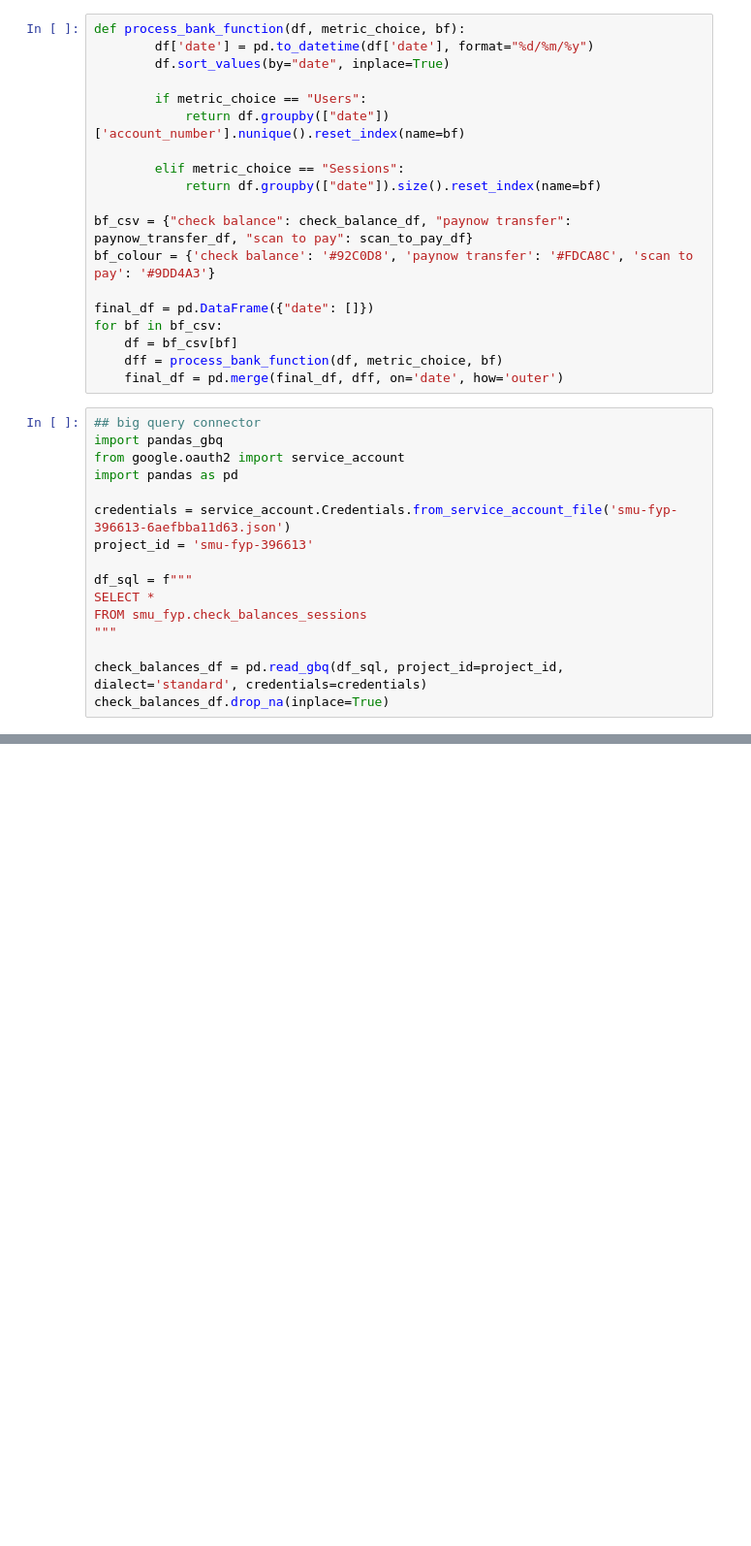
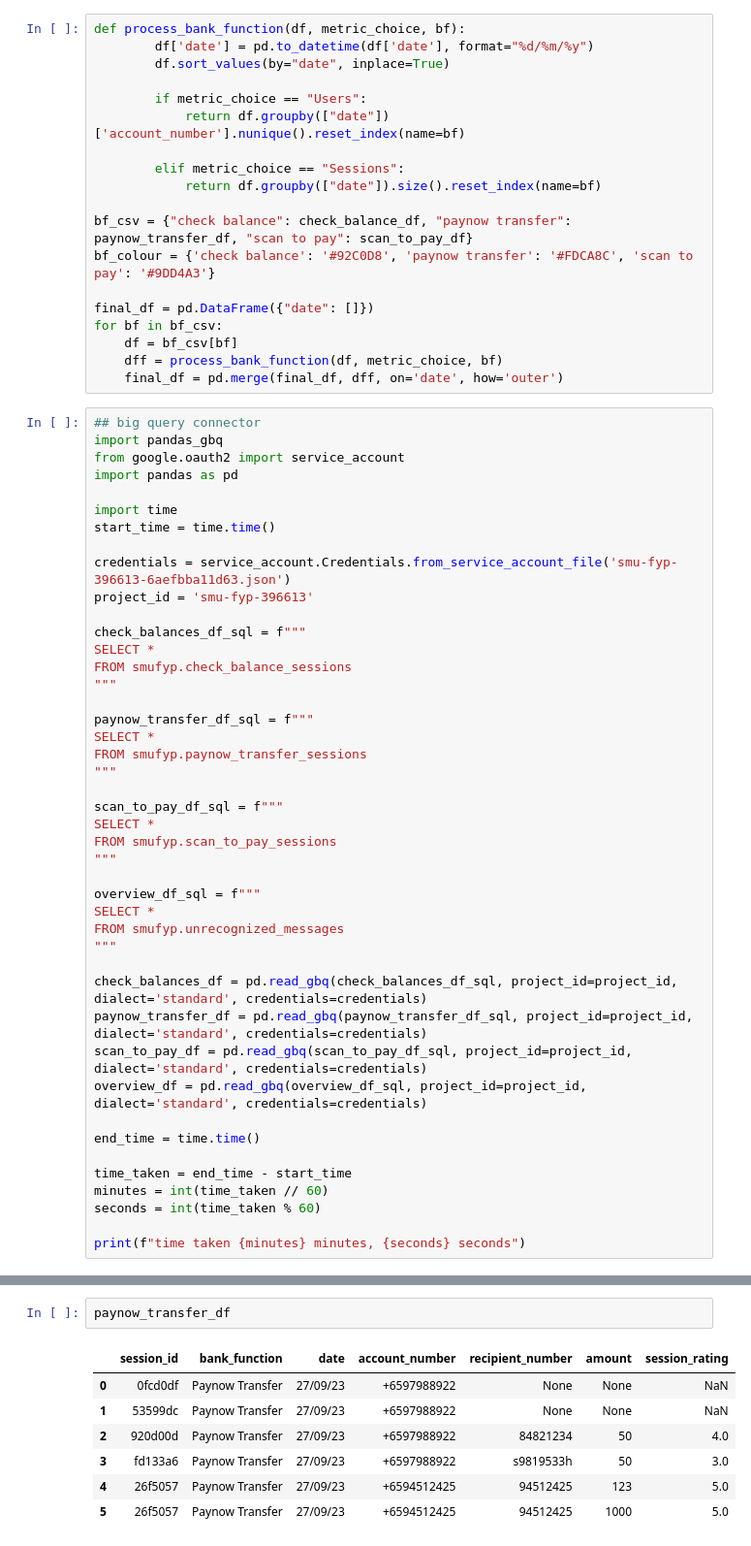
Before and after one commit to smu-fintech-2023-team10/Team-Jerry, a Jupyter notebook: dashboard/test_folder/overview.ipynb, the cells around one changed output, grey strips where cells are left out. Shown at 97% size. Saved outputs shown, nothing was run; the diff lists cells and outputs as text; blank space fills up the shorter version.

```diff
--- a/dashboard/test_folder/overview.ipynb
+++ b/dashboard/test_folder/overview.ipynb
@@ -244,13 +244,41 @@ import pandas_gbq
 from google.oauth2 import service_account
 import pandas as pd
 
+import time
+start_time = time.time()
+
 credentials = service_account.Credentials.from_service_account_file('smu-fyp-396613-6aefbba11d63.json')
 project_id = 'smu-fyp-396613'
 
-df_sql = f"""
+check_balances_df_sql = f"""
 SELECT *
-FROM smu_fyp.check_balances_sessions
+FROM smufyp.check_balance_sessions
 """
 
-check_balances_df = pd.read_gbq(df_sql, project_id=project_id, dialect='standard', credentials=credentials)
-check_balances_df.drop_na(inplace=True)
+paynow_transfer_df_sql = f"""
+SELECT *
+FROM smufyp.paynow_transfer_sessions
+"""
+
+scan_to_pay_df_sql = f"""
+SELECT *
+FROM smufyp.scan_to_pay_sessions
+"""
+
+overview_df_sql = f"""
+SELECT *
+FROM smufyp.unrecognized_messages
+"""
+
+check_balances_df = pd.read_gbq(check_balances_df_sql, project_id=project_id, dialect='standard', credentials=credentials)
+paynow_transfer_df = pd.read_gbq(paynow_transfer_df_sql, project_id=project_id, dialect='standard', credentials=credentials)
+scan_to_pay_df = pd.read_gbq(scan_to_pay_df_sql, project_id=project_id, dialect='standard', credentials=credentials)
+overview_df = pd.read_gbq(overview_df_sql, project_id=project_id, dialect='standard', credentials=credentials)
+
+end_time = time.time()
+
+time_taken = end_time - start_time
+minutes = int(time_taken // 60)
+seconds = int(time_taken % 60)
+
+print(f"time taken {minutes} minutes, {seconds} seconds")
@@ -256,0 +297,10 @@ check_balances_df.drop_na(inplace=True)
+# %%
+paynow_transfer_df
+# %% [output]
+|  | session_id | bank_function | date | account_number | recipient_number | amount | session_rating |
+| 0 | 0fcd0df | Paynow Transfer | 27/09/23 | +6597988922 | None | None | NaN |
+| 1 | 53599dc | Paynow Transfer | 27/09/23 | +6597988922 | None | None | NaN |
+| 2 | 920d00d | Paynow Transfer | 27/09/23 | +6597988922 | 84821234 | 50 | 4.0 |
+| 3 | fd133a6 | Paynow Transfer | 27/09/23 | +6597988922 | s9819533h | 50 | 3.0 |
+| 4 | 26f5057 | Paynow Transfer | 27/09/23 | +6594512425 | 94512425 | 123 | 5.0 |
+| 5 | 26f5057 | Paynow Transfer | 27/09/23 | +6594512425 | 94512425 | 1000 | 5.0 |
```
Also changed, not shown: parts of 4 cells of this notebook, 1 other file.
